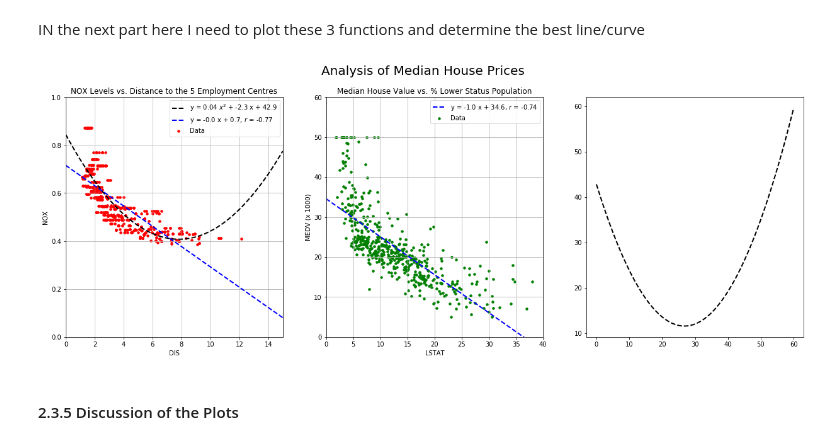
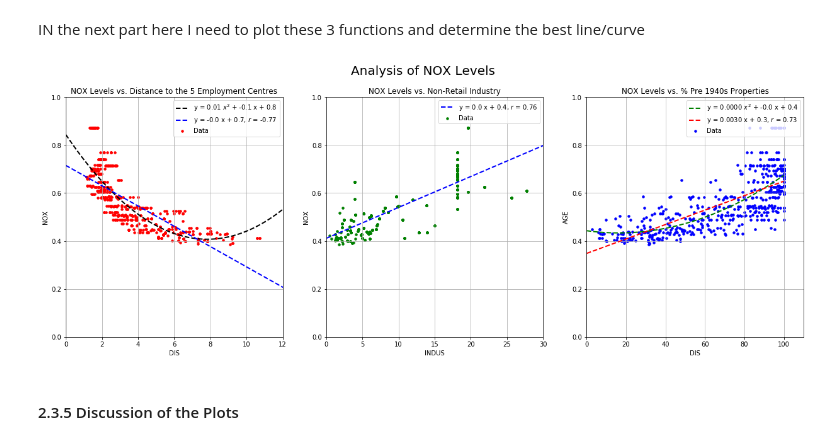
Before and after one commit to shkyler/gmit-mls-project, a Jupyter notebook: boston-housing.ipynb, the cells around one changed output. Cells and saved outputs as stored; diff of their text form; code cells hidden in the pictures.

```diff
--- a/boston-housing.ipynb
+++ b/boston-housing.ipynb
@@ -392,57 +392,80 @@ f, (ax1, ax2, ax3) = plt.subplots(1,3)
 ax1.scatter(nox_df.loc[:, 'DIS'], nox_df.loc[:, 'NOX'],c='red', label='Data', s=12)
 ax1.grid(True)
 # Calculate the linear statistics using stats.linregress()
-slope, intercept, r_value, p_value, std_err = stats.linregress(nox_df.loc[:, 'DIS'], nox_df.loc[:, 'NOX'])
+dis_slope, dis_intercept, dis_r_value, dis_p_value, dis_std_err = stats.linregress(nox_df.loc[:, 'DIS'], nox_df.loc[:, 'NOX'])
 # Use the polyfit function on the data, with the degree set to 2 (i.e. x squared)
 poly_dis = np.polyfit(nox_df.loc[:,'DIS'], nox_df.loc[:,'NOX'], 2)
 
 # Create a range of x values from 0 to 60 for the line (the size of the plot)
 x_dis = np.arange(0,15.1,0.1)
 # Calculate the y values using the slope and intercept calculted
-y_dis = slope * x_dis + intercept
+y_dis = dis_slope * x_dis + dis_intercept
 # Calculate y-values for the quadratic curve
 y_dis_poly = poly_dis[0]*(x_dis**2) + poly_dis[1]*(x_dis) + poly_dis[2]
 
 # plot the best fit line and 2nd order polynomial
-ax1.plot(x_dis, y_dis_poly, 'k', linestyle='dashed',linewidth=2, label=r'y = %.2f $x^2$ + %.1f x + %.1f'%(poly[0], poly[1], poly[2]))
-ax1.plot(x_rm, y_rm, 'b-', linestyle='dashed',linewidth=2, label=r'y = %.1f x + %.1f, $r$ = %.2f'%(slope, intercept, r_value))
+ax1.plot(x_dis, y_dis_poly, 'k', linestyle='dashed',linewidth=2, label=r'y = %.2f $x^2$ + %.1f x + %.1f'%(poly_dis[0], poly_dis[1], poly_dis[2]))
+ax1.plot(x_dis, y_dis, 'b-', linestyle='dashed',linewidth=2, label=r'y = %.1f x + %.1f, $r$ = %.2f'%(dis_slope, dis_intercept, dis_r_value))
 # format the ax1 plot
-ax1.set_xlim([0, 15])
+ax1.set_xlim([0, 12])
 ax1.set_ylim([0, 1.0])
 ax1.set_xlabel("DIS")
 ax1.set_ylabel("NOX")
 ax1.set_title('NOX Levels vs. Distance to the 5 Employment Centres')
 ax1.legend(loc="upper right")
 
 # Plot the NOX against INDUS
-ax2.scatter(medv_df.loc[:, 'LSTAT'], medv_df.loc[:, 'MEDV'],c='green', label='Data', s=12)
+ax2.scatter(nox_df.loc[:, 'INDUS'], nox_df.loc[:, 'NOX'],c='green', label='Data', s=12)
 ax2.grid(True)
 # Calculate the linear statistics using stats.linregress()
-slope, intercept, r_value, p_value, std_err = stats.linregress(medv_df.loc[:, 'LSTAT'], medv_df.loc[:, 'MEDV'])
-# Use the polyfit function on the data, with the degree set to 2 (i.e. x squared)
-poly = np.polyfit(medv_df.loc[:,'LSTAT'], medv_df.loc[:,'MEDV'], 2)
+indus_slope, indus_intercept, indus_r_value, indus_p_value, indus_std_err = stats.linregress(nox_df.loc[:, 'INDUS'], nox_df.loc[:, 'NOX'])
 
 # Create a range of x values from 0 to 60 for the line (the size of the plot)
-x_lstat = np.arange(0,60.1,0.1)
+x_indus = np.arange(0,60.1,0.1)
 # Calculate the y values using the slope and intercept calculted
-y_lstat = slope * x_lstat + intercept
+y_indus = indus_slope * x_indus + indus_intercept
+
+# plot the best fit line
+ax2.plot(x_indus, y_indus, 'b-', linestyle='dashed',linewidth=2, label=r'y = %.1f x + %.1f, $r$ = %.2f'%(indus_slope, indus_intercept, indus_r_value))
+
+# format the plot
+ax2.set_xlabel("INDUS")
+ax2.set_ylabel("NOX")
+ax2.set_xlim([0, 30])
+ax2.set_ylim([0, 1.0])
+ax2.set_title('NOX Levels vs. Non-Retail Industry')
+ax2.legend(loc="upper right")
+
+# Plot NOX against AGE
+ax3.scatter(nox_df.loc[:, 'AGE'], nox_df.loc[:, 'NOX'],c='blue', label='Data', s=12)
+ax3.grid(True)
+# Calculate the linear statistics using stats.linregress()
+age_slope, age_intercept, age_r_value, age_p_value, age_std_err = stats.linregress(nox_df.loc[:, 'AGE'], nox_df.loc[:, 'NOX'])
+# Use the polyfit function on the data, with the degree set to 2 (i.e. x squared)
+poly_age = np.polyfit(nox_df.loc[:,'AGE'], nox_df.loc[:,'NOX'], 2)
+
+# Create a range of x values from 0 to 60 for the line (the size of the plot)
+x_age = np.arange(0,100,0.1)
+# Calculate the y values using the slope and intercept calculted
+y_age = age_slope * x_age + age_intercept
 # Calculate y-values for the quadratic curve
-y_poly = poly[0]*(x_lstat**2) + poly[1]*(x_lstat) + poly[2]
-plt.plot(x_lstat, y_poly, 'k', linestyle='dashed',linewidth=2, label=r'y = %.2f $x^2$ + %.1f x + %.1f'%(poly[0], poly[1], poly[2]))
+y_age_poly = poly_age[0]*(x_age**2) + poly_age[1]*(x_age) + poly_age[2]
 
-ax2.plot(x_lstat, y_lstat, 'b-', linestyle='dashed',linewidth=2, label=r'y = %.1f x + %.1f, $r$ = %.2f'%(slope, intercept, r_value))
-# format the plot
-ax2.set_xlabel("LSTAT")
-ax2.set_ylabel("MEDV (x 1000)")
-ax2.set_xlim([0, 40])
-ax2.set_ylim([0, 60])
-ax2.set_title('Median House Value vs. % Lower Status Population')
-ax2.legend(loc="upper right")
+# plot the best fit line and 2nd order polynomial
+ax3.plot(x_age, y_age_poly, 'g', linestyle='dashed',linewidth=2, label=r'y = %.4f $x^2$ + %.1f x + %.1f'%(poly_age[0], poly_age[1], poly_age[2]))
+ax3.plot(x_age, y_age, 'r-', linestyle='dashed',linewidth=2, label=r'y = %.4f x + %.1f, $r$ = %.2f'%(age_slope, age_intercept, age_r_value))
+# format the ax1 plot
+ax3.set_xlim([0, 110])
+ax3.set_ylim([0, 1.0])
+ax3.set_xlabel("DIS")
+ax3.set_ylabel("AGE")
+ax3.set_title('NOX Levels vs. % Pre 1940s Properties')
+ax3.legend(loc="upper right")
 
 plt.suptitle("Analysis of NOX Levels", size=20)
 plt.show()
 # %% [output]
-[figure, old version]
+[figure, new version]
 # %% [markdown]
 #### 2.3.5 Discussion of the Plots
 # %% [markdown]
```
Also changed, not shown: parts of 3 cells of this notebook.
